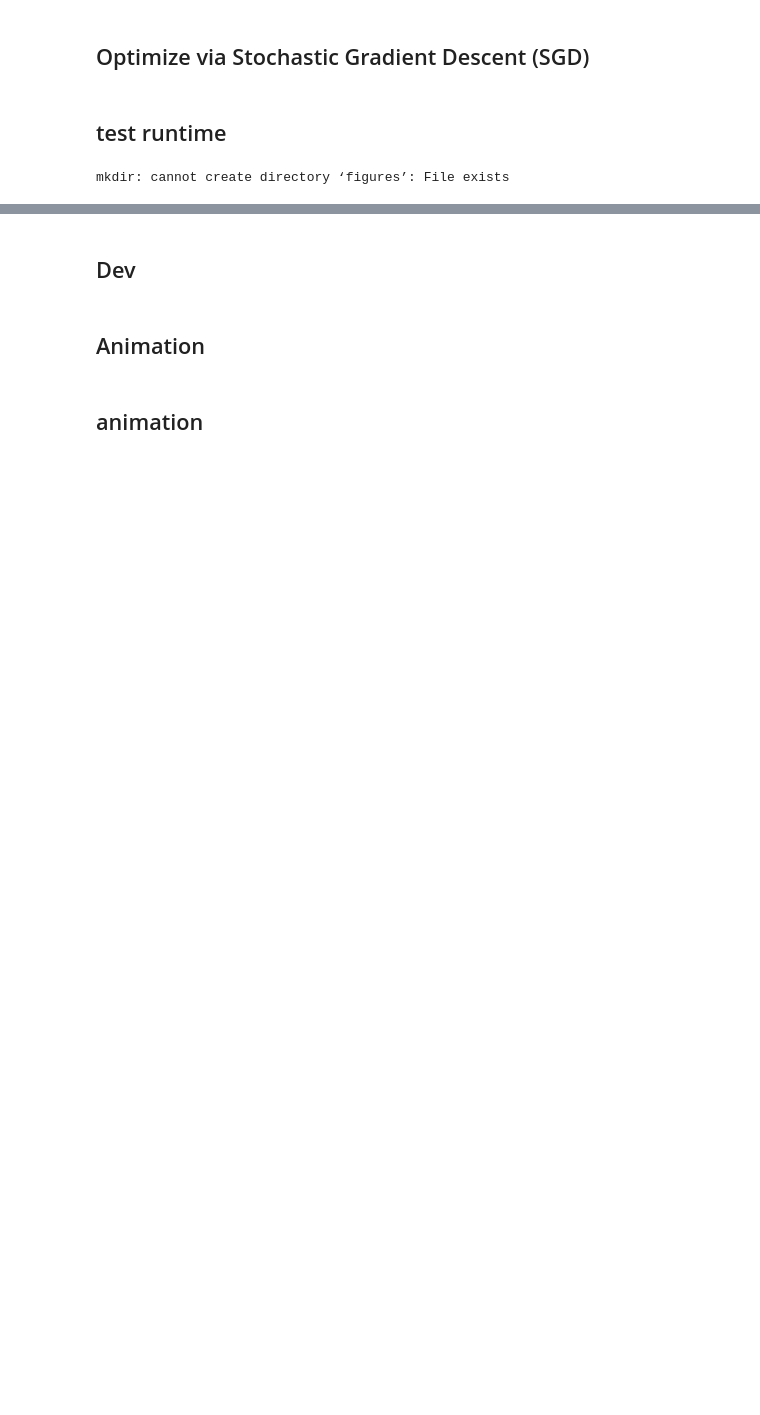
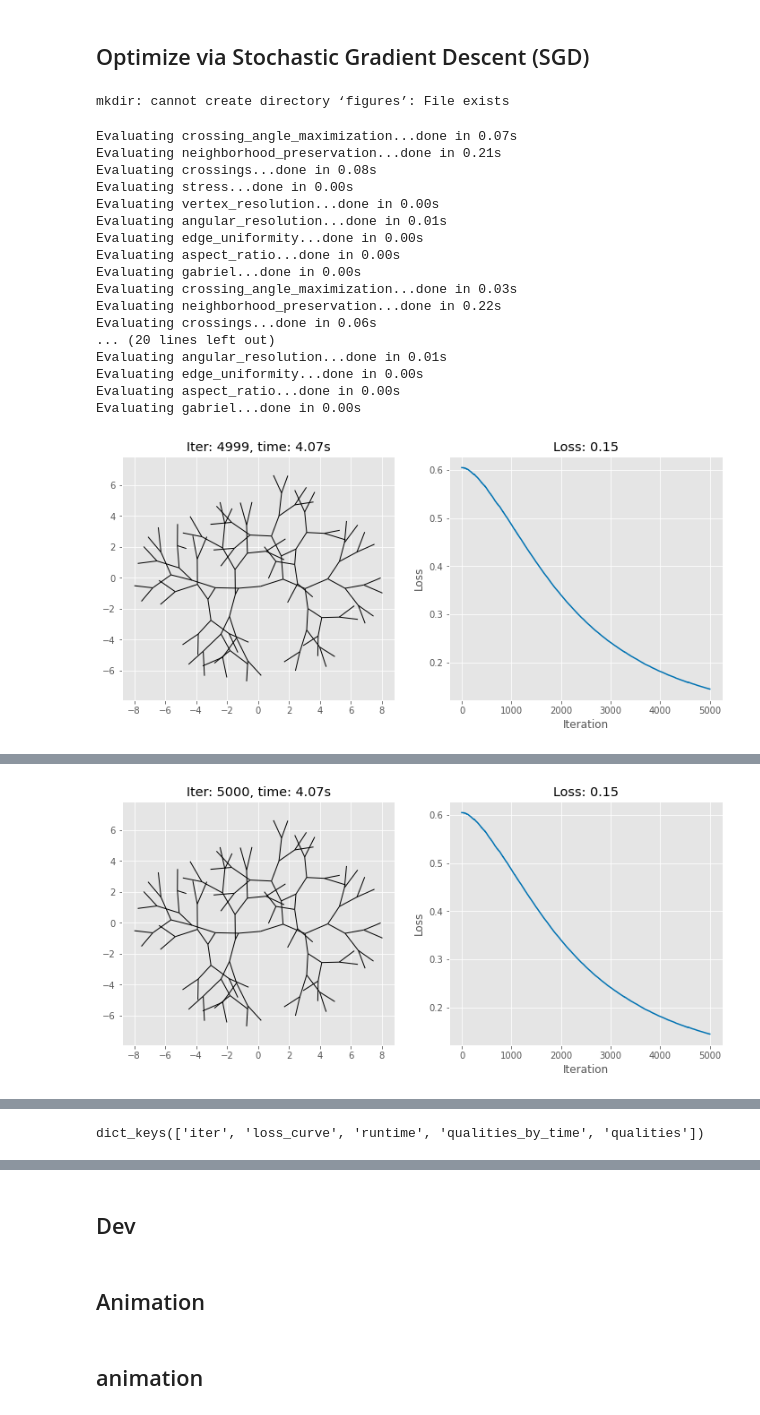
Before and after one commit to tiga1231/graph-drawing, a Jupyter notebook: dev.ipynb, the cells around one changed output, grey strips where cells are left out. Drawn from its saved outputs; the diff is of its cells as text; code cells hidden in the pictures; blank space fills up the shorter version.

```diff
--- a/dev.ipynb
+++ b/dev.ipynb
@@ -90,7 +55,5 @@ plt.style.use('seaborn-colorblind')
 # %% [markdown]
 ## Optimize via Stochastic Gradient Descent (SGD)
-# %% [markdown]
-## test runtime
 # %%
 # delete old
 # !rm -r figures
@@ -142,39 +69,93 @@ importlib.reload(C)
 importlib.reload(Q)
 importlib.reload(utils)
 importlib.reload(vis)
+import gd2
 importlib.reload(gd2)
-
+from gd2 import GD2
 
 
 # G = nx.grid_2d_graph(6,4)
 # G = nx.hypercube_graph(3)
-G = nx.balanced_tree(2,4)
+G = nx.balanced_tree(2,6)
 # G = utils.load_spx_teaser()
 # G = nx.karate_club_graph()
 
 
 # graph_name = 'grid1'
 # graph_name = 'grid1_dual'
 # graph_name = 'odepa400'
 # graph_name = 'netz4504_dual'
 # graph_name = 'L'
 # -----
 # graph_name = 'netz4504'
 # graph_name = 'qh882'
 # mat_dir = 'graphs/SuiteSparse Matrix Collection'
 # G = utils.load_mat(f'{mat_dir}/{graph_name}.mat')
 
 
 # G = nx.Graph()
 # G.add_nodes_from([0,1,2,3])
 # G.add_edges_from([(0,1),(2,3)])
+gd = GD2(G)
 
+result = gd.optimize(
+    max_iter=5000,
+    criteria_weights={
+        'stress': 1,
+#         'edge_uniformity':1,
+#         'neighborhood_preservation':1,
+#         'crossings':1,
+#         'crossing_angle_maximization':1,
+#         'aspect_ratio':1,
+#         'angular_resolution':1,
+#         'vertex_resolution':1,
+#         'gabriel':1,
+    },
+    sample_sizes={
+        'stress': 64,
+#         'edge_uniformity':1,
+#         'neighborhood_preservation':2,
+#         'crossings':1,
+#         'crossing_angle_maximization':1,
+#         'aspect_ratio':1,
+#         'angular_resolution':1,
+#         'vertex_resolution':1,
+#         'gabriel':1,
+    },
+    evaluate='all',
+#     evaluate={'stress'},
+    evaluate_interval=1000,
 
+    vis=True,
+    vis_interval=5000,
 
-result = gd2.optimize(
-    G, niter=50,
-    sample_sizes={'stress':128, 'neighborhood_preservation': 64},
-    criteria_weights={'stress':1.0, 'neighborhood_preservation': 0.1},
-    evaluate='all',
-    learning_rate=10
+    optimizer_kwargs = dict(lr=1),
+    scheduler_kwargs = dict(),
 )
+
+pos_G = {k:G.nodes[k]['pos'] for k in G.nodes}
+vis.plot(
+    G, pos_G,
+    result['loss_curve'],
+    result['iter'], result['runtime'],
+    edge=True, show=True, save=False
+)
+# %% [output]
+Evaluating crossing_angle_maximization...done in 0.07s
+Evaluating neighborhood_preservation...done in 0.21s
+Evaluating crossings...done in 0.08s
+Evaluating stress...done in 0.00s
+Evaluating vertex_resolution...done in 0.00s
+Evaluating angular_resolution...done in 0.01s
+Evaluating edge_uniformity...done in 0.00s
+Evaluating aspect_ratio...done in 0.00s
+Evaluating gabriel...done in 0.00s
+Evaluating crossing_angle_maximization...done in 0.03s
+Evaluating neighborhood_preservation...done in 0.22s
+Evaluating crossings...done in 0.06s
+... (20 lines left out)
+Evaluating angular_resolution...done in 0.01s
+Evaluating edge_uniformity...done in 0.00s
+Evaluating aspect_ratio...done in 0.00s
+Evaluating gabriel...done in 0.00s
+[figure, added]
@@ -180,0 +181 @@ result = gd2.optimize(
+[figure, added]
@@ -181 +184,5 @@ result = gd2.optimize(
+# %%
+print(result.keys())
+# %% [output]
+dict_keys(['iter', 'loss_curve', 'runtime', 'qualities_by_time', 'qualities'])
 # %%
```
Also changed, not shown: parts of 18 cells of this notebook, 22 other files.
